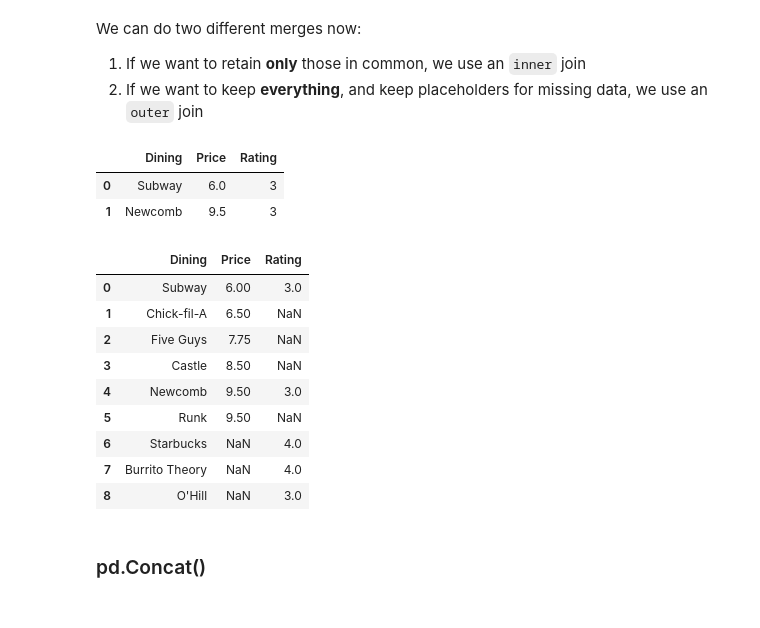
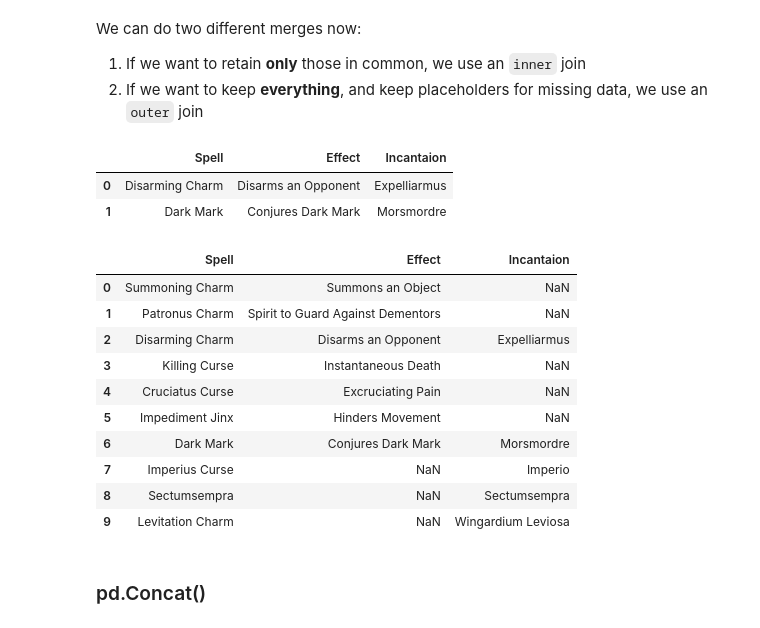
Before and after one commit to ishaandey/node, a Jupyter notebook: week-3/workshop/cleaning_key.ipynb, the cells around one changed output. Saved outputs shown, nothing was run; the diff lists cells and outputs as text; code cells hidden in the pictures.

```diff
--- a/week-3/workshop/cleaning_key.ipynb
+++ b/week-3/workshop/cleaning_key.ipynb
@@ -611,0 +574,3 @@ locations_df
+# %%
+spells = ['Summoning Charm', 'Patronus Charm', 'Disarming Charm', 'Killing Curse',
+          'Cruciatus Curse', 'Impediment Jinx', 'Dark Mark']
@@ -611,0 +591,6 @@ locations_df
+# %%
+effects = ['Summons an Object', 'Spirit to Guard Against Dementors', 'Disarms an Opponent', 'Instantaneous Death',
+           'Excruciating Pain', 'Hinders Movement', 'Conjures Dark Mark']
+
+effects_df = pd.DataFrame({'Spell': spells, 'Effect': effects})
+effects_df
@@ -690,0 +693,6 @@ more_ratings_df
+# %%
+more_spells = ['Disarming Charm', 'Dark Mark', 'Imperius Curse', 'Sectumsempra', 'Levitation Charm']
+more_incantations = ['Expelliarmus', 'Morsmordre', 'Imperio', 'Sectumsempra', 'Wingardium Leviosa']
+
+more_incantations_df = pd.DataFrame({'Spell': more_spells, 'Incantation': more_incantations})
+more_incantations_df
@@ -713,24 +729,25 @@ We can do two different merges now:
 1. If we want to retain **only** those in common, we use an `inner` join
 2. If we want to keep **everything**, and keep placeholders for missing data, we use an `outer` join
 # %%
-pd.merge(prices_df, more_ratings_df, on='Dining', how='inner')
+pd.merge(effects_df, more_incantations_df, on='Spell', how='inner')
 # %% [output]
-|  | Dining | Price | Rating |
-| 0 | Subway | 6.0 | 3 |
-| 1 | Newcomb | 9.5 | 3 |
+|  | Spell | Effect | Incantaion |
+| 0 | Disarming Charm | Disarms an Opponent | Expelliarmus |
+| 1 | Dark Mark | Conjures Dark Mark | Morsmordre |
 # %%
-pd.merge(prices_df, more_ratings_df, on='Dining', how='outer')
+pd.merge(effects_df, more_incantations_df, on='Spell', how='outer')
 # %% [output]
-|  | Dining | Price | Rating |
-| 0 | Subway | 6.00 | 3.0 |
-| 1 | Chick-fil-A | 6.50 | NaN |
-| 2 | Five Guys | 7.75 | NaN |
-| 3 | Castle | 8.50 | NaN |
-| 4 | Newcomb | 9.50 | 3.0 |
-| 5 | Runk | 9.50 | NaN |
-| 6 | Starbucks | NaN | 4.0 |
-| 7 | Burrito Theory | NaN | 4.0 |
-| 8 | O'Hill | NaN | 3.0 |
+|  | Spell | Effect | Incantaion |
+| 0 | Summoning Charm | Summons an Object | NaN |
+| 1 | Patronus Charm | Spirit to Guard Against Dementors | NaN |
+| 2 | Disarming Charm | Disarms an Opponent | Expelliarmus |
+| 3 | Killing Curse | Instantaneous Death | NaN |
+| 4 | Cruciatus Curse | Excruciating Pain | NaN |
+| 5 | Impediment Jinx | Hinders Movement | NaN |
+| 6 | Dark Mark | Conjures Dark Mark | Morsmordre |
+| 7 | Imperius Curse | NaN | Imperio |
+| 8 | Sectumsempra | NaN | Sectumsempra |
+| 9 | Levitation Charm | NaN | Wingardium Leviosa |
 # %% [markdown]
 ### pd.Concat()
 # %% [markdown]
```
Also changed, not shown: parts of 34 cells of this notebook.
